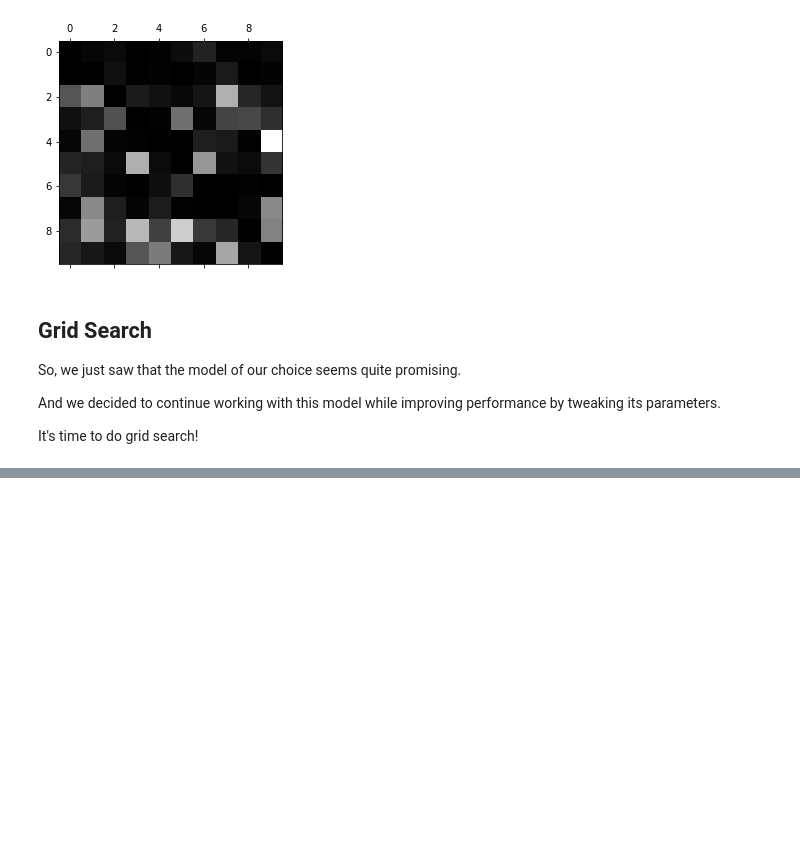
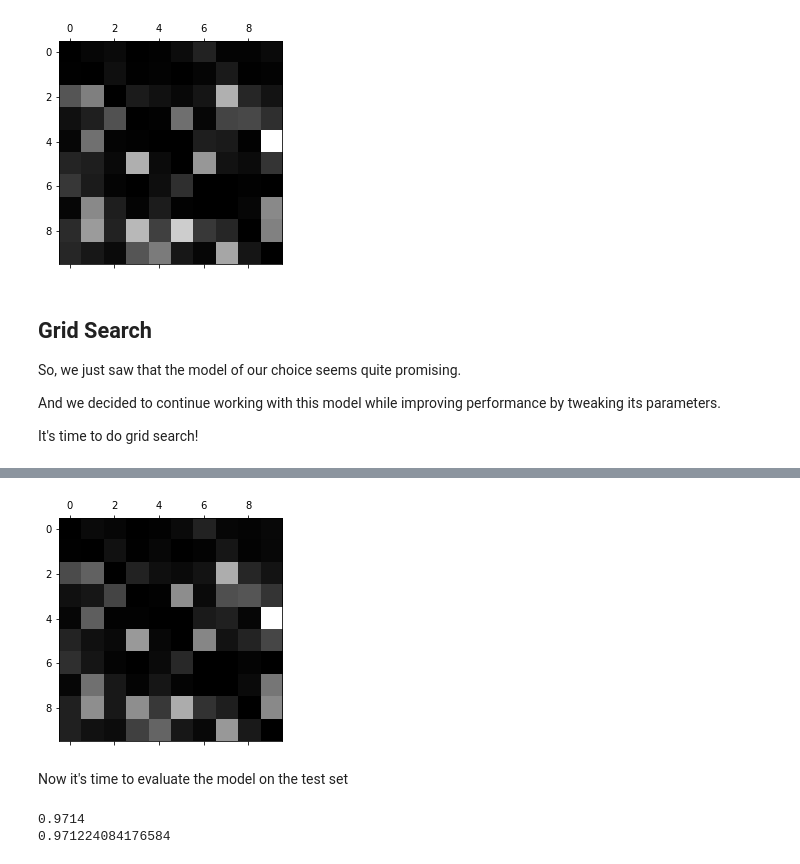
Before and after one commit to DveloperY0115/hands-on-ml2, a Jupyter notebook: chapter3/my_mnist.ipynb, the cells around one changed output, grey strips where cells are left out. Cells and saved outputs as stored; diff of their text form; code cells hidden in the pictures; blank space fills up the shorter version.

Commit message:
feat(master): Finish MNIST exercises problem
Achieved both 97% accuracy and f1 score on test data

```diff
--- a/chapter3/my_mnist.ipynb
+++ b/chapter3/my_mnist.ipynb
@@ -98,13 +101,13 @@ And we decided to continue working with this model while improving performance b
 
 It's time to do grid search!
 # %%
-from sklearn.model_selection import RandomizedSearchCV
+from sklearn.model_selection import GridSearchCV
 
-param_grid = {'n_neighbors': [3, 5, 7], 'weights': ['uniform', 'distance']}
+param_grid = {'n_neighbors': [2, 3, 4, 5, 7], 'weights': ['uniform', 'distance']}
 
 
 knc = KNeighborsClassifier()
 
-randomized_search = RandomizedSearchCV(knc, param_grid, n_iter=3, scoring="neg_mean_squared_error", return_train_score=True, verbose=5)
+grid_search = GridSearchCV(knc, param_grid, cv=3, scoring="neg_mean_squared_error", return_train_score=True, verbose=5)
 
-randomized_search.fit(X_train, y_train)
+grid_search.fit(X_train, y_train)
@@ -112,0 +161,6 @@ randomized_search.best_params_
+# %%
+knc_opt = grid_search.best_estimator_
+# %%
+from sklearn.model_selection import cross_val_predict
+
+knc_predict = cross_val_predict(knc_opt, X_train, y_train, cv=5)
@@ -112,0 +173,5 @@ randomized_search.best_params_
+# %%
+# investigate confusion matrix
+from sklearn.metrics import confusion_matrix
+
+conf_mx = confusion_matrix(y_train, knc_predict)
@@ -112,0 +191,12 @@ randomized_search.best_params_
+# %%
+# for better analysis, we should calculate the error rate in each classes seperately
+row_sums = conf_mx.sum(axis=1, keepdims=True)
+norm_conf_mx = conf_mx / row_sums
+
+np.fill_diagonal(norm_conf_mx, 0)
+plt.matshow(norm_conf_mx, cmap=plt.cm.gray)
+plt.show()
+# %% [output]
+[figure, added]
+# %% [markdown]
+Now it's time to evaluate the model on the test set
@@ -112,0 +207,8 @@ randomized_search.best_params_
+# %%
+from sklearn.metrics import accuracy_score
+from sklearn.metrics import f1_score
+print(accuracy_score(y_test, y_test_pred))
+print(f1_score(y_test, y_test_pred, average="macro"))
+# %% [output]
+0.9714
+0.971224084176584
```
Also changed, not shown: parts of 8 cells of this notebook.
